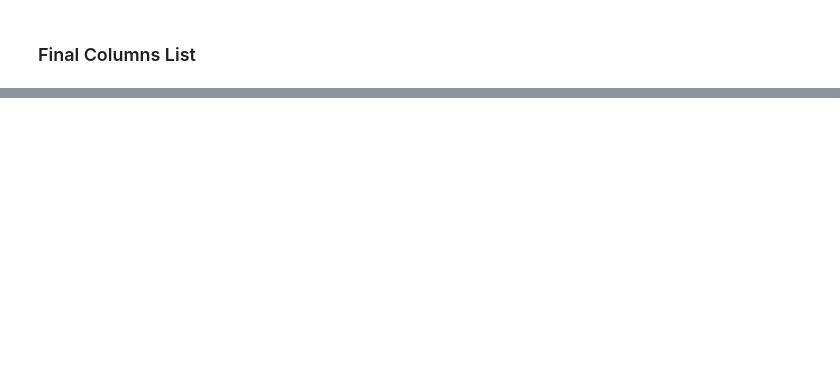
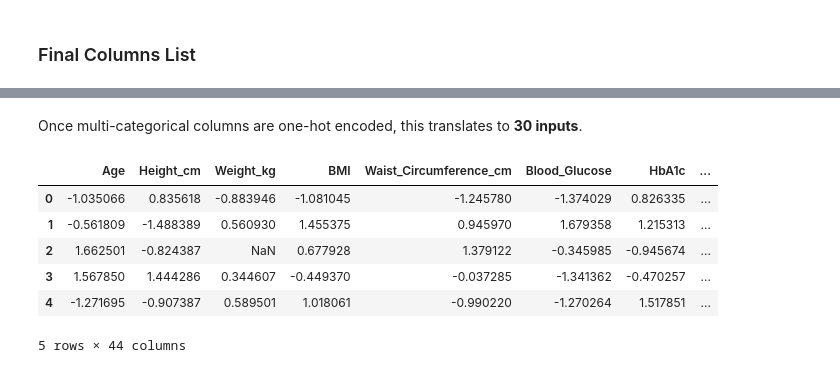
Before and after one commit to shiamakd25/diabetes_pred, a Jupyter notebook: explore.ipynb, the cells around one changed output, grey strips where cells are left out. Cells and saved outputs as stored; diff of their text form; code cells hidden in the pictures; blank space fills up the shorter version.

Commit message:
finalize input features

```diff
--- a/explore.ipynb
+++ b/explore.ipynb
@@ -148,0 +189,2 @@ All 5 binary categorical features show distinct separations between __low__, __m
+# %%
+cat_cols = ["Physical_Activity_Level", "Diet_Quality", "Stress_Level", "Smoking_Status", "Alcohol_Consumption"]
@@ -151,2 +217,18 @@ All 5 binary categorical features show distinct separations between __low__, __m
+# %% [markdown]
+Once multi-categorical columns are one-hot encoded, this translates to __30 inputs__.
 # %%
-cols = ["Age", "Height_cm", "Weight_kg", "HbA1c", "Fasting_Blood_Sugar", "Blood_Pressure_Systolic", "Blood_Pressure_Diastolic", "Total_Cholesterol", "Sleep_Hours"]
+cols = num_cols + bin_cols + cat_cols
+
+df = df[cols]
+# %%
+df = pd.get_dummies(df, columns=cat_cols)
+# %%
+df.head()
+# %% [output]
+|  | Age | Height_cm | Weight_kg | BMI | Waist_Circumference_cm | Blood_Glucose | HbA1c | ... |
+| 0 | -1.035066 | 0.835618 | -0.883946 | -1.081045 | -1.245780 | -1.374029 | 0.826335 | ... |
+| 1 | -0.561809 | -1.488389 | 0.560930 | 1.455375 | 0.945970 | 1.679358 | 1.215313 | ... |
+| 2 | 1.662501 | -0.824387 | NaN | 0.677928 | 1.379122 | -0.345985 | -0.945674 | ... |
+| 3 | 1.567850 | 1.444286 | 0.344607 | -0.449370 | -0.037285 | -1.341362 | -0.470257 | ... |
+| 4 | -1.271695 | -0.907387 | 0.589501 | 1.018061 | -0.990220 | -1.270264 | 1.517851 | ... |
+5 rows × 44 columns
```
Also changed, not shown: parts of 10 cells of this notebook.
